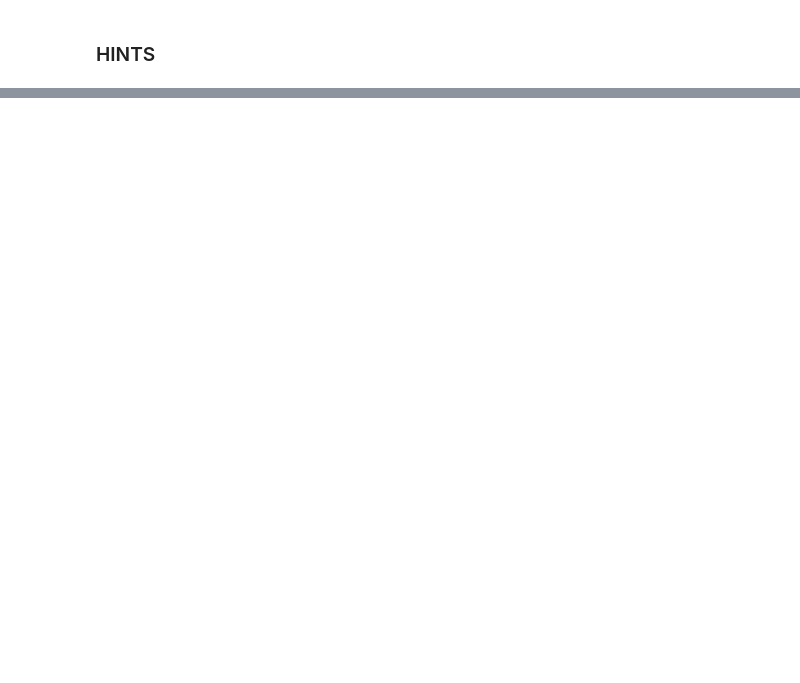
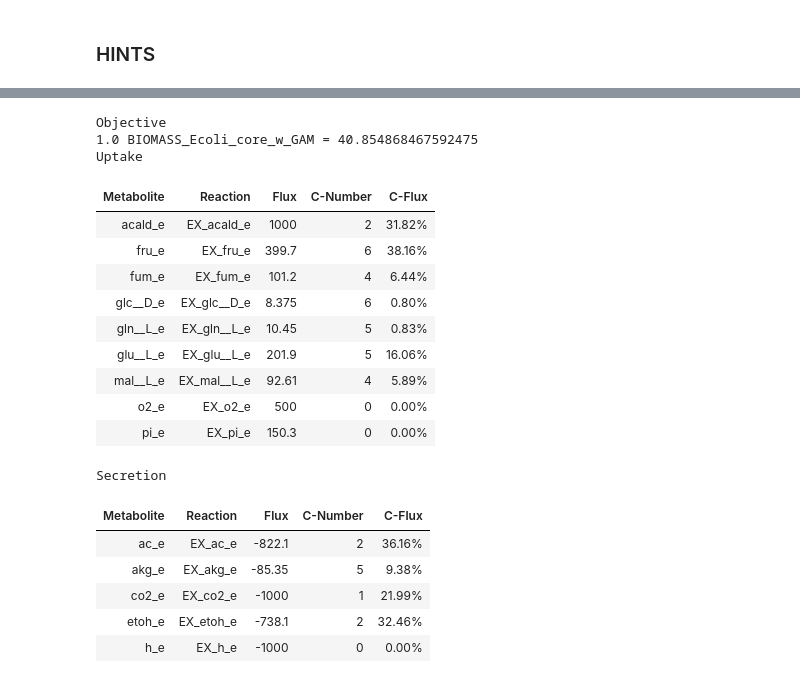
Before and after one commit to sshameer/Intro2FBA_OxfordDTC, a Jupyter notebook: Worksheet.ipynb, the cells around one changed output, grey strips where cells are left out. Drawn from its saved outputs; the diff is of its cells as text; code cells hidden in the pictures; blank space fills up the shorter version.

```diff
--- a/Worksheet.ipynb
+++ b/Worksheet.ipynb
@@ -191,0 +214,4 @@ plotNADBudget(Model,solutions=[sol,sol2],solutionNames=['aerobic','anaerobic'])
+# %%
+for rxn in Model.metabolites.accoa_c.reactions:
+    if sols[-4][rxn.id] or sols[-3][rxn.id]:
+        print(round(sols[-4][rxn.id],4),round(sols[-3][rxn.id],4),rxn.id, rxn.name, rxn.reaction)
@@ -222,0 +286,27 @@ Model.remove_cons_vars(constraint)
+# %%
+for rxn in Model.boundary:
+    rxn.lower_bound = -1000
+    rxn.upper_bound = 1000
+sol4 = pfba(Model)
+Model.summary()
+# %% [output]
+Objective
+1.0 BIOMASS_Ecoli_core_w_GAM = 40.854868467592475
+Uptake
+| Metabolite | Reaction | Flux | C-Number | C-Flux |
+| acald_e | EX_acald_e | 1000 | 2 | 31.82% |
+| fru_e | EX_fru_e | 399.7 | 6 | 38.16% |
+| fum_e | EX_fum_e | 101.2 | 4 | 6.44% |
+| glc__D_e | EX_glc__D_e | 8.375 | 6 | 0.80% |
+| gln__L_e | EX_gln__L_e | 10.45 | 5 | 0.83% |
+| glu__L_e | EX_glu__L_e | 201.9 | 5 | 16.06% |
+| mal__L_e | EX_mal__L_e | 92.61 | 4 | 5.89% |
+| o2_e | EX_o2_e | 500 | 0 | 0.00% |
+| pi_e | EX_pi_e | 150.3 | 0 | 0.00% |
+Secretion
+| Metabolite | Reaction | Flux | C-Number | C-Flux |
+| ac_e | EX_ac_e | -822.1 | 2 | 36.16% |
+| akg_e | EX_akg_e | -85.35 | 5 | 9.38% |
+| co2_e | EX_co2_e | -1000 | 1 | 21.99% |
+| etoh_e | EX_etoh_e | -738.1 | 2 | 32.46% |
+| h_e | EX_h_e | -1000 | 0 | 0.00% |
```
Also changed, not shown: parts of 13 cells of this notebook, 1 other file.
